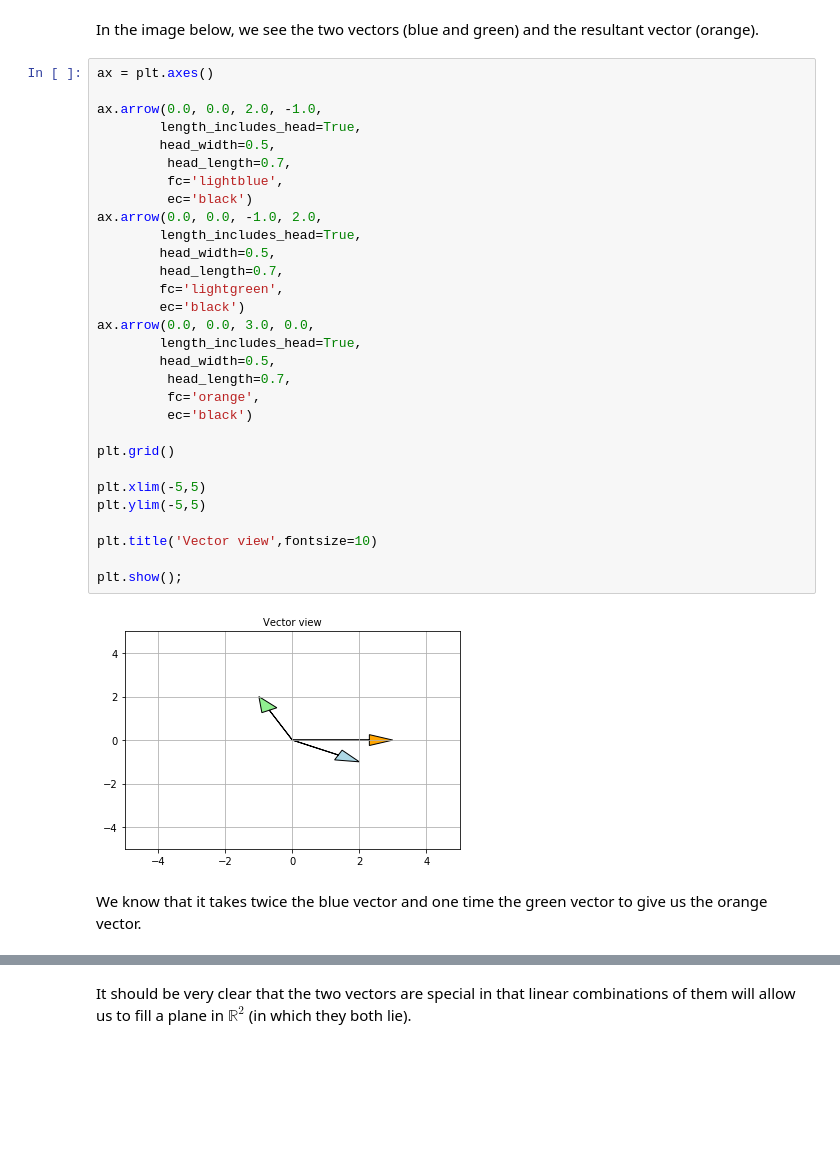
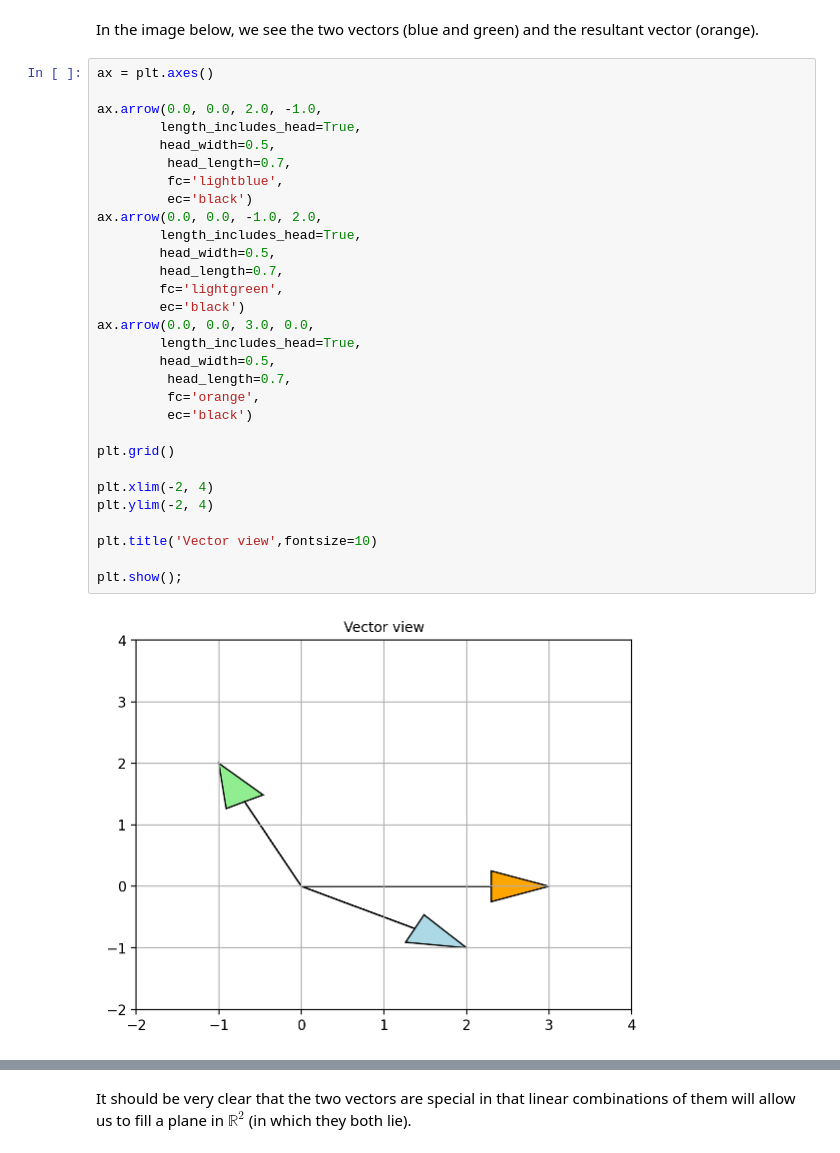
Before and after one commit to juanklopper/MIT_OCW_Linear_Algebra_18_06, a Jupyter notebook: 04_Lecture_I_01_Geometric_view_of_linear_algebra.ipynb, the cells around one changed output, grey strips where cells are left out. Drawn from its saved outputs; the diff is of its cells as text; blank space fills up the shorter version.

```diff
--- a/04_Lecture_I_01_Geometric_view_of_linear_algebra.ipynb
+++ b/04_Lecture_I_01_Geometric_view_of_linear_algebra.ipynb
@@ -167,34 +210,32 @@ In the image below, we see the two vectors (blue and green) and the resultant ve
 # %%
 ax = plt.axes()
 
 ax.arrow(0.0, 0.0, 2.0, -1.0,
         length_includes_head=True,
         head_width=0.5,
          head_length=0.7,
          fc='lightblue',
          ec='black')
 ax.arrow(0.0, 0.0, -1.0, 2.0,
         length_includes_head=True,
         head_width=0.5,
         head_length=0.7,
         fc='lightgreen',
         ec='black')
 ax.arrow(0.0, 0.0, 3.0, 0.0,
         length_includes_head=True,
         head_width=0.5,
          head_length=0.7,
          fc='orange',
          ec='black')
 
 plt.grid()
 
-plt.xlim(-5,5)
-plt.ylim(-5,5)
+plt.xlim(-2, 4)
+plt.ylim(-2, 4)
 
 plt.title('Vector view',fontsize=10)
 
 plt.show();
 # %% [output]
-[figure, old version]
+[figure, new version]
-# %% [markdown]
-We know that it takes twice the blue vector and one time the green vector to give us the orange vector.
```
Also changed, not shown: parts of 44 cells of this notebook, 3 other files.
